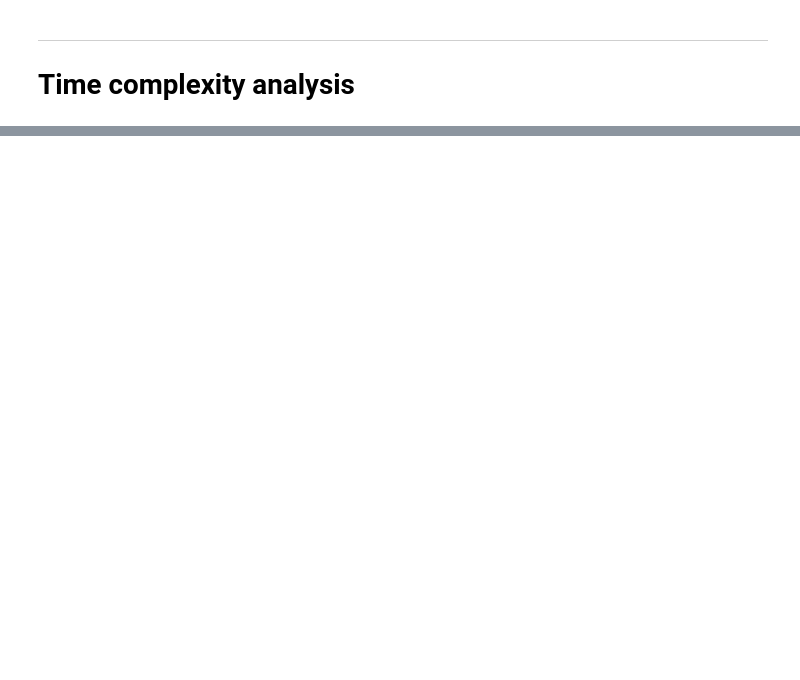
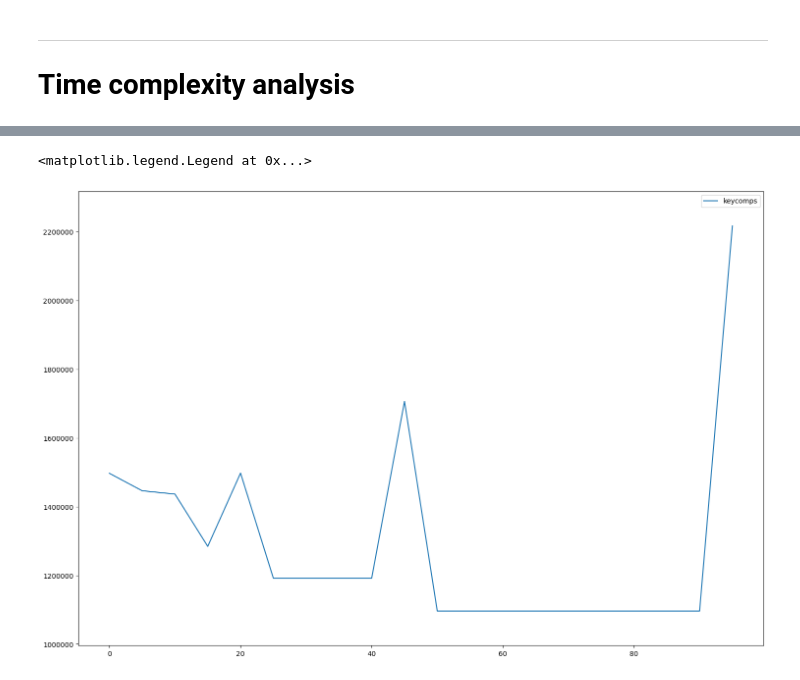
Before and after one commit to Zhiqin99/SC2001_AlgoDesign_Analysis, a Jupyter notebook: Lab1/Sorting Algorithms.ipynb, the cells around one changed output, grey strips where cells are left out. Saved outputs shown, nothing was run; the diff lists cells and outputs as text; code cells hidden in the pictures; blank space fills up the shorter version.

```diff
--- a/Lab1/Sorting Algorithms.ipynb
+++ b/Lab1/Sorting Algorithms.ipynb
@@ -202,8 +228,9 @@ ax.legend(loc='upper left', ncol=3)
 # part ii NOTE: idk what the deal is but make sure to rerun the create dataset before each test of this
 
 # max value of S
-maxS = 200
+maxS = 100
 interval = 5
+loops = 3
 
 S = 0
 keycomps = np.zeros(int(maxS/interval))
@@ -211,15 +238,23 @@ keycomps = np.zeros(int(maxS/interval))
 theo_wc = []
 theo_bc = []
 
-test = data_100k
+test = [random.randint(0, 10000, size=(100000)), random.randint(0, 10000, size=(100000)), random.randint(0, 10000, size=(100000))]
 
 for i in range(len(keycomps)):
-    S = i+interval
+    S = S + interval
     # get data
-    merged, keycomps[i] = (hybridSort(test, S))
+    print(S)
+    temp = 0
+    total = 0
+
+    for j in range(loops):
+        merged, temp = hybridSort(test[j], S)
+        total += temp
+
+    keycomps[i] = total/loops
 
     # calculate worst case
-    theo_wc.append(worstcase(S, len(test)))
-    theo_bc.append(bestcase(S, len(test)))
+    # theo_wc.append(worstcase(S, len(test)))
+    # theo_bc.append(bestcase(S, len(test)))
 
-print(keycomps)
+# print(keycomps)
@@ -226,11 +282,19 @@ print(keycomps)
 # %%
 # draw graphs
 x = np.arange(0, maxS, interval)
 
-plt.figure(figsize=(18, 18))
-plt.yscale('log')
+plt.figure(figsize=(18, 12))
+plt.ylim(keycomps.min()-100000, keycomps.max()+100000)
+plt.ticklabel_format(scilimits=(-5, 8))
+# plt.yscale('log')
 
 plt.plot(x, keycomps, label = "keycomps")
-plt.plot(x, theo_bc, label = "best case")
-plt.plot(x, theo_wc, label = "worst case")
+
+# no need test case plot
+# plt.plot(x, theo_bc, label = "best case")
+# plt.plot(x, theo_wc, label = "worst case")
+
 plt.legend()
+# %% [output]
+<matplotlib.legend.Legend at 0x...>
+[figure, added]
```
Also changed, not shown: parts of 14 cells of this notebook, 1 other file.
